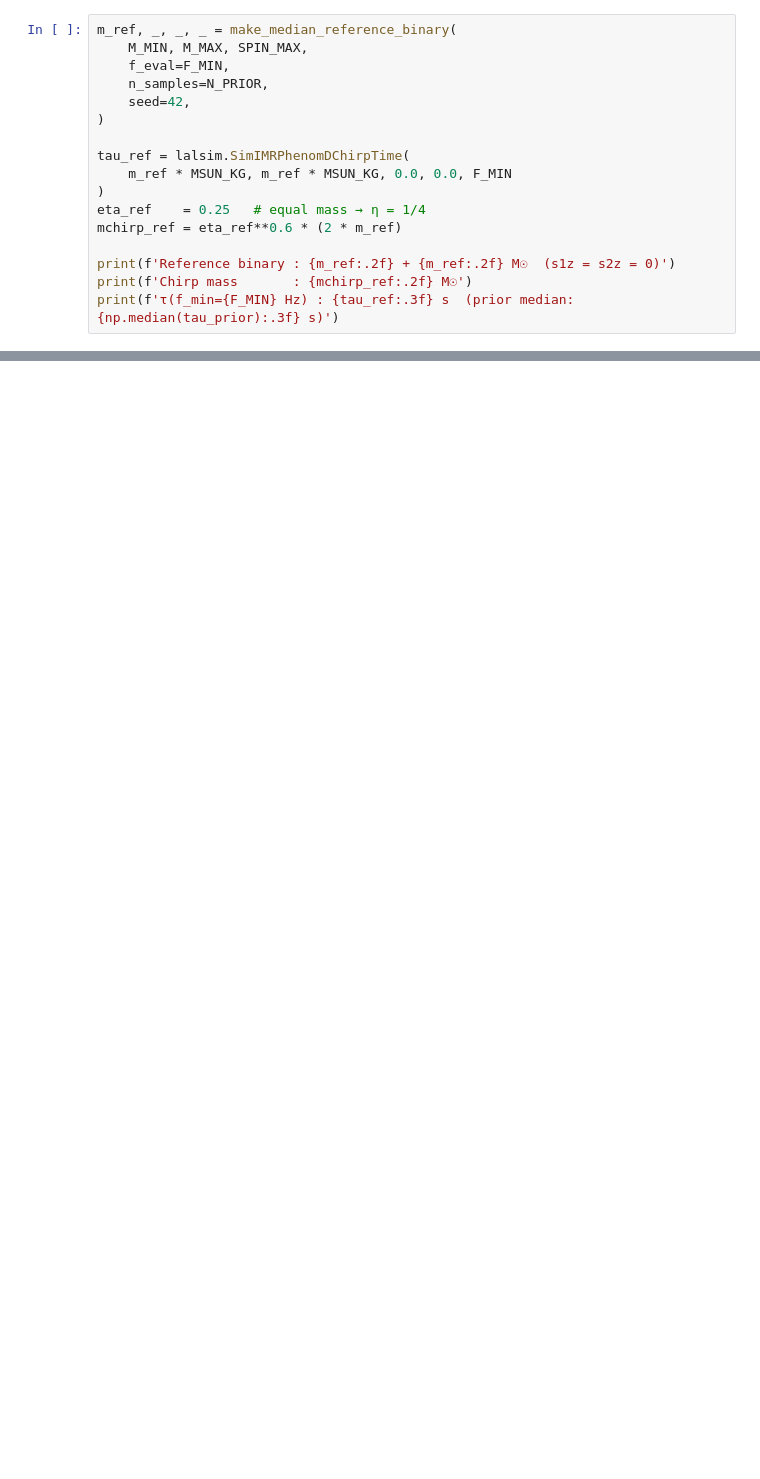
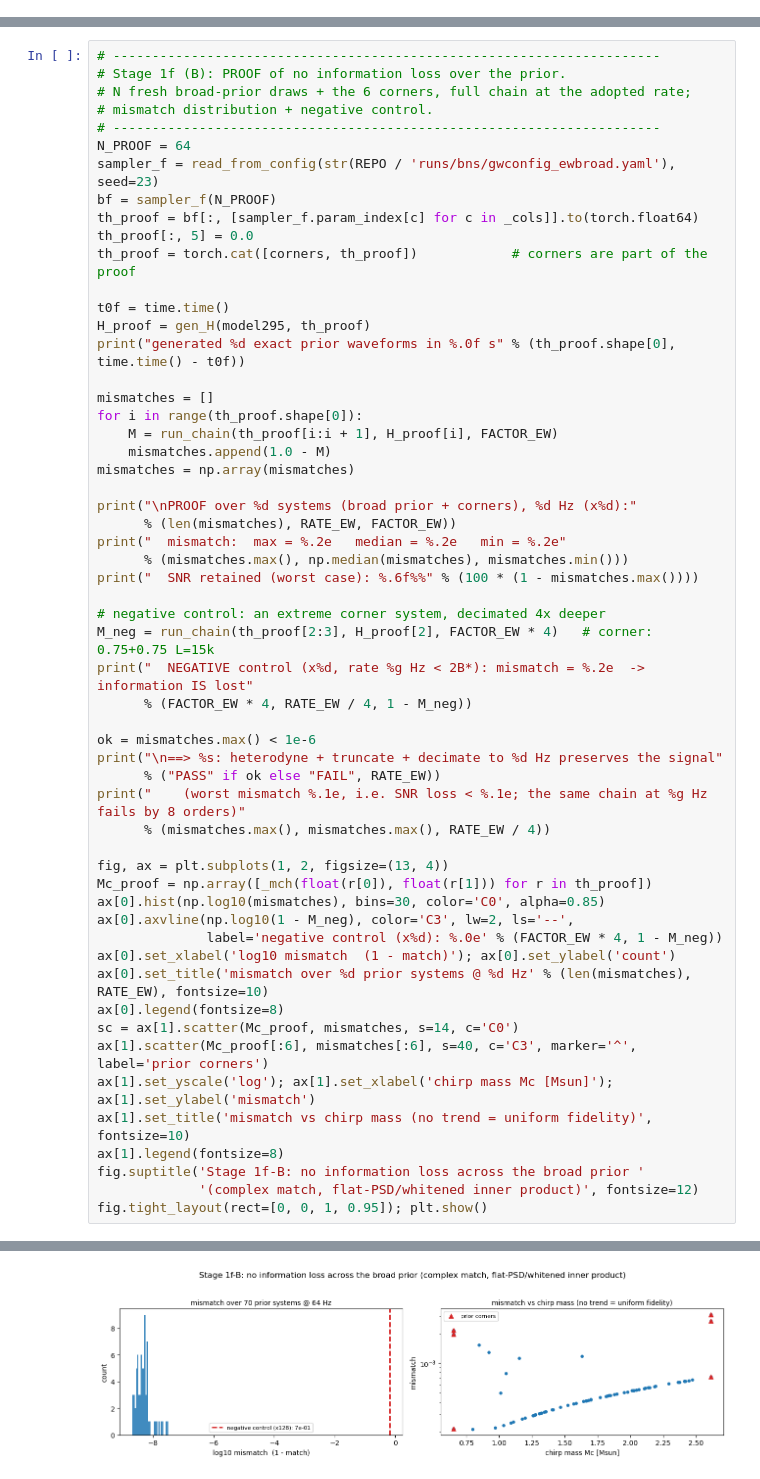
Before and after one commit to nnarenraju/sage, a Jupyter notebook: notebooks/heterodyning.ipynb, the cells around one changed output, grey strips where cells are left out. Drawn from its saved outputs; the diff is of its cells as text; blank space fills up the shorter version.

Commit message:
Rebuild heterodyning notebook: priors, heterodyne demos, auto reference selection, decimation, no-loss proof

```diff
--- a/notebooks/heterodyning.ipynb
+++ b/notebooks/heterodyning.ipynb
@@ -156,17 +0,0 @@ that matches that median.
-# %%
-m_ref, _, _, _ = make_median_reference_binary(
-    M_MIN, M_MAX, SPIN_MAX,
-    f_eval=F_MIN,
-    n_samples=N_PRIOR,
-    seed=42,
-)
-
-tau_ref = lalsim.SimIMRPhenomDChirpTime(
-    m_ref * MSUN_KG, m_ref * MSUN_KG, 0.0, 0.0, F_MIN
-)
-eta_ref    = 0.25   # equal mass → η = 1/4
-mchirp_ref = eta_ref**0.6 * (2 * m_ref)
-
-print(f'Reference binary : {m_ref:.2f} + {m_ref:.2f} M☉  (s1z = s2z = 0)')
-print(f'Chirp mass       : {mchirp_ref:.2f} M☉')
-print(f'τ(f_min={F_MIN} Hz) : {tau_ref:.3f} s  (prior median: {np.median(tau_prior):.3f} s)')
@@ -693,0 +955,57 @@ print('  alone.  A narrower prior (or sub-band heterodyning) would gain more.')
+# %%
+# ----------------------------------------------------------------------
+# Stage 1f (B): PROOF of no information loss over the prior.
+# N fresh broad-prior draws + the 6 corners, full chain at the adopted rate;
+# mismatch distribution + negative control.
+# ----------------------------------------------------------------------
+N_PROOF = 64
+sampler_f = read_from_config(str(REPO / 'runs/bns/gwconfig_ewbroad.yaml'), seed=23)
+bf = sampler_f(N_PROOF)
+th_proof = bf[:, [sampler_f.param_index[c] for c in _cols]].to(torch.float64)
+th_proof[:, 5] = 0.0
+th_proof = torch.cat([corners, th_proof])            # corners are part of the proof
+
+t0f = time.time()
+H_proof = gen_H(model295, th_proof)
+print("generated %d exact prior waveforms in %.0f s" % (th_proof.shape[0], time.time() - t0f))
+
+mismatches = []
+for i in range(th_proof.shape[0]):
+    M = run_chain(th_proof[i:i + 1], H_proof[i], FACTOR_EW)
+    mismatches.append(1.0 - M)
+mismatches = np.array(mismatches)
+
+print("\nPROOF over %d systems (broad prior + corners), %d Hz (x%d):"
+      % (len(mismatches), RATE_EW, FACTOR_EW))
+print("  mismatch:  max = %.2e   median = %.2e   min = %.2e"
+      % (mismatches.max(), np.median(mismatches), mismatches.min()))
+print("  SNR retained (worst case): %.6f%%" % (100 * (1 - mismatches.max())))
+
+# negative control: an extreme corner system, decimated 4x deeper
+M_neg = run_chain(th_proof[2:3], H_proof[2], FACTOR_EW * 4)   # corner: 0.75+0.75 L=15k
+print("  NEGATIVE control (x%d, rate %g Hz < 2B*): mismatch = %.2e  -> information IS lost"
+      % (FACTOR_EW * 4, RATE_EW / 4, 1 - M_neg))
+
+ok = mismatches.max() < 1e-6
+print("\n==> %s: heterodyne + truncate + decimate to %d Hz preserves the signal"
+      % ("PASS" if ok else "FAIL", RATE_EW))
+print("    (worst mismatch %.1e, i.e. SNR loss < %.1e; the same chain at %g Hz fails by 8 orders)"
+      % (mismatches.max(), mismatches.max(), RATE_EW / 4))
+
+fig, ax = plt.subplots(1, 2, figsize=(13, 4))
+Mc_proof = np.array([_mch(float(r[0]), float(r[1])) for r in th_proof])
+ax[0].hist(np.log10(mismatches), bins=30, color='C0', alpha=0.85)
+ax[0].axvline(np.log10(1 - M_neg), color='C3', lw=2, ls='--',
+              label='negative control (x%d): %.0e' % (FACTOR_EW * 4, 1 - M_neg))
+ax[0].set_xlabel('log10 mismatch  (1 - match)'); ax[0].set_ylabel('count')
+ax[0].set_title('mismatch over %d prior systems @ %d Hz' % (len(mismatches), RATE_EW), fontsize=10)
+ax[0].legend(fontsize=8)
+sc = ax[1].scatter(Mc_proof, mismatches, s=14, c='C0')
+ax[1].scatter(Mc_proof[:6], mismatches[:6], s=40, c='C3', marker='^', label='prior corners')
+ax[1].set_yscale('log'); ax[1].set_xlabel('chirp mass Mc [Msun]'); ax[1].set_ylabel('mismatch')
+ax[1].set_title('mismatch vs chirp mass (no trend = uniform fidelity)', fontsize=10)
+ax[1].legend(fontsize=8)
+fig.suptitle('Stage 1f-B: no information loss across the broad prior '
+             '(complex match, flat-PSD/whitened inner product)', fontsize=12)
+fig.tight_layout(rect=[0, 0, 1, 0.95]); plt.show()
+# %% [output]
@@ -693,0 +1044 @@ print('  alone.  A narrower prior (or sub-band heterodyning) would gain more.')
+[figure, added]
```
Also changed, not shown: parts of 42 cells of this notebook.
